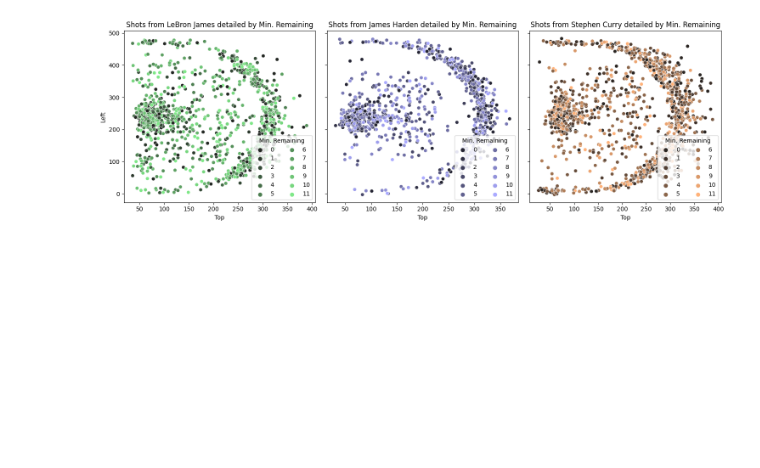
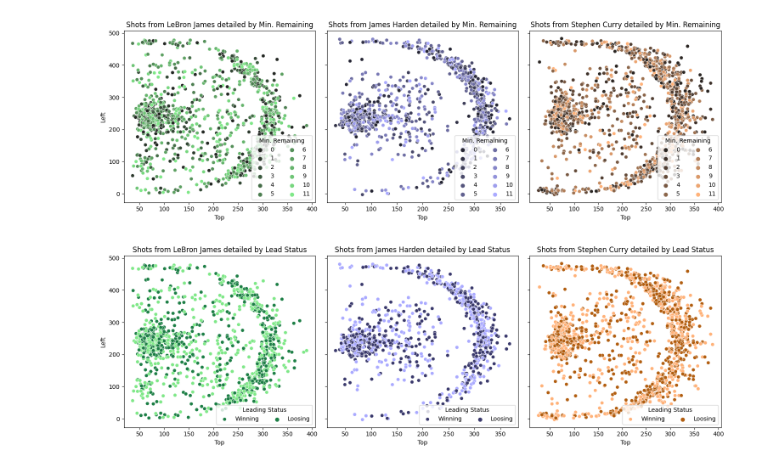
Before and after one commit to com-480-data-visualization/project-2024-DVteam, a Jupyter notebook: exploratory.ipynb, the cells around one changed output. Drawn from its saved outputs; the diff is of its cells as text; code cells hidden in the pictures; blank space fills up the shorter version.

Commit message:
feat(data analysis)

```diff
--- a/exploratory.ipynb
+++ b/exploratory.ipynb
@@ -298,3 +298,39 @@ plt.tight_layout()
 plt.show()
 # %% [output]
 [figure]
+# %%
+import matplotlib.pyplot as plt
+import seaborn as sns
+
+# Define light and dark versions of colors for each player
+light_colors = ['#7fe888', '#aaaaff', '#ffb279']  # Light versions for players
+dark_colors = ['#1d7f46', '#3a396c', '#b25e10']   # Dark versions for players
+
+# Assuming you have a DataFrame called df with columns 'top', 'left', 'result', 'player', and 'time_remaining'
+
+# Preprocess time_remaining column to extract minutes and hours
+df['minutes_remaining'] = df['time_remaining'].apply(lambda x: int(x.split(':')[0]))
+
+# Create subplots for each player
+players = df['player'].unique()
+fig, axes = plt.subplots(1, len(players), figsize=(15, 5), sharey=True)
+
+for i, player in enumerate(players):
+    player_df = df[df['player'] == player]
+    player_light_color = light_colors[i]
+    player_dark_color = dark_colors[i]
+
+    # Generate palette with 12 shades of dark color
+    dark_palette = sns.dark_palette(player_light_color, n_colors=12)
+    custom_palette = dark_palette[::-1]  # Reverse the palette to start with the lightest color
+
+    ax = sns.scatterplot(data=player_df, x='top', y='left', hue='lead', palette={True: light_colors[i], False: dark_colors[i]}, ax=axes[i])
+    ax.set_title(f'Shots from {player} detailed by Lead Status')
+    ax.set_xlabel('Top')
+    ax.set_ylabel('Left')
+    ax.legend(title='Leading Status', loc='lower right', ncol=2, labels=['Winning', 'Loosing'])
+
+plt.tight_layout()
+plt.show()
+# %% [output]
+[figure, added]
```
Also changed, not shown: parts of 4 cells of this notebook, 5 other files.
